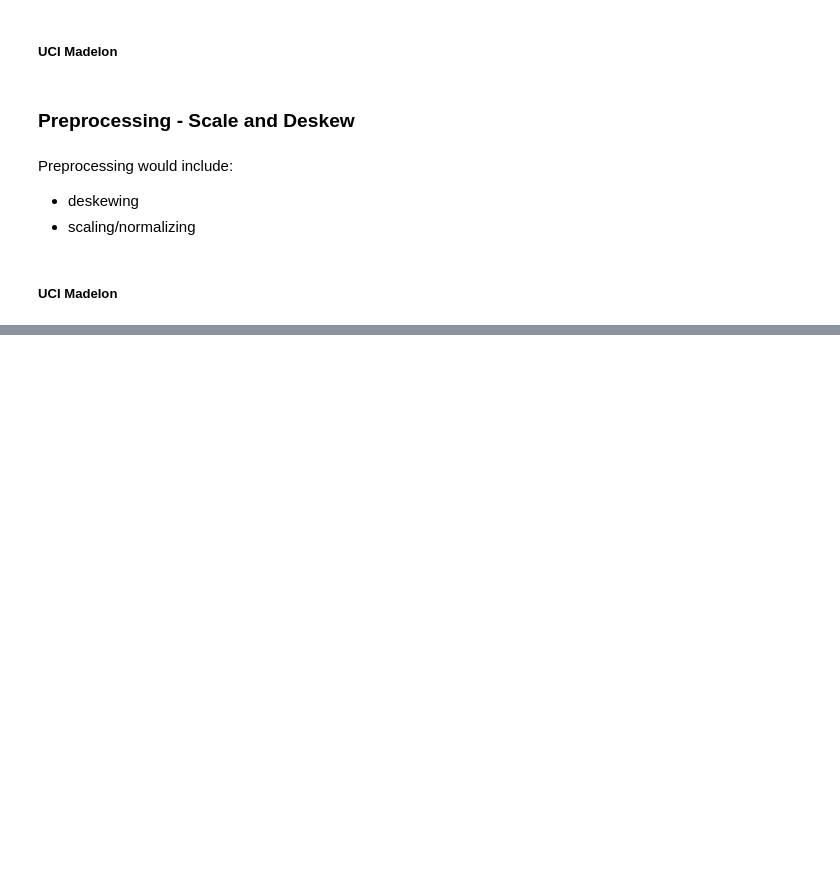
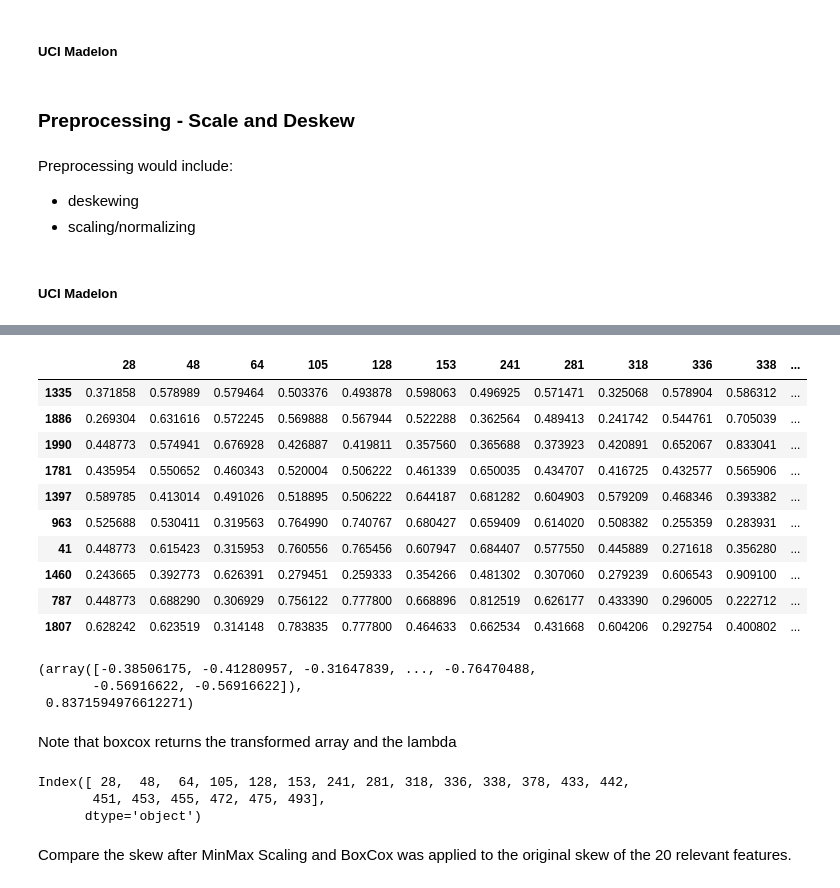
Before and after one commit to godsylla/UCI-Madelon-Dataset, a Jupyter notebook: ipynb/04-Classify_Using_Relevant_Features.ipynb, the cells around one changed output, grey strips where cells are left out. Cells and saved outputs as stored; diff of their text form; code cells hidden in the pictures; blank space fills up the shorter version.

Commit message:
boxcox

```diff
--- a/ipynb/04-Classify_Using_Relevant_Features.ipynb
+++ b/ipynb/04-Classify_Using_Relevant_Features.ipynb
@@ -200,0 +229,29 @@ uci_relfeat_orig_skew
+# %%
+def myMinMaxScaler (df, lowerbound, upperbound):
+    '''
+    PARAM(S):
+    input is a pandas DataFrame
+    lowerbound is the user-specified min (float)
+    upperbound is the user-specified max (float)
+
+    RETURNS:
+    a transformed DataFrame whose values are between 0.0001 and 1
+    '''
+    mmdf = (df - df.min(axis=0)) / (df.max(axis=0) - df.min(axis=0))
+    mmstddf = mmdf * (upperbound - lowerbound) + lowerbound
+    return mmstddf
+# %%
+mmScaled_madelonXtrain = myMinMaxScaler(madelonXtrain, 0.0001, 1.0)
+mmScaled_madelonXtrain.sample(10)
+# %% [output]
+|  | 28 | 48 | 64 | 105 | 128 | 153 | 241 | 281 | 318 | 336 | 338 | ... |
+| 1335 | 0.371858 | 0.578989 | 0.579464 | 0.503376 | 0.493878 | 0.598063 | 0.496925 | 0.571471 | 0.325068 | 0.578904 | 0.586312 | ... |
+| 1886 | 0.269304 | 0.631616 | 0.572245 | 0.569888 | 0.567944 | 0.522288 | 0.362564 | 0.489413 | 0.241742 | 0.544761 | 0.705039 | ... |
+| 1990 | 0.448773 | 0.574941 | 0.676928 | 0.426887 | 0.419811 | 0.357560 | 0.365688 | 0.373923 | 0.420891 | 0.652067 | 0.833041 | ... |
+| 1781 | 0.435954 | 0.550652 | 0.460343 | 0.520004 | 0.506222 | 0.461339 | 0.650035 | 0.434707 | 0.416725 | 0.432577 | 0.565906 | ... |
+| 1397 | 0.589785 | 0.413014 | 0.491026 | 0.518895 | 0.506222 | 0.644187 | 0.681282 | 0.604903 | 0.579209 | 0.468346 | 0.393382 | ... |
+| 963 | 0.525688 | 0.530411 | 0.319563 | 0.764990 | 0.740767 | 0.680427 | 0.659409 | 0.614020 | 0.508382 | 0.255359 | 0.283931 | ... |
+| 41 | 0.448773 | 0.615423 | 0.315953 | 0.760556 | 0.765456 | 0.607947 | 0.684407 | 0.577550 | 0.445889 | 0.271618 | 0.356280 | ... |
+| 1460 | 0.243665 | 0.392773 | 0.626391 | 0.279451 | 0.259333 | 0.354266 | 0.481302 | 0.307060 | 0.279239 | 0.606543 | 0.909100 | ... |
+| 787 | 0.448773 | 0.688290 | 0.306929 | 0.756122 | 0.777800 | 0.668896 | 0.812519 | 0.626177 | 0.433390 | 0.296005 | 0.222712 | ... |
+| 1807 | 0.628242 | 0.623519 | 0.314148 | 0.783835 | 0.777800 | 0.464633 | 0.662534 | 0.431668 | 0.604206 | 0.292754 | 0.400802 | ... |
@@ -200,0 +260,14 @@ uci_relfeat_orig_skew
+# %%
+pprint(stats.boxcox(mmScaled_madelonXtrain[28]))
+# %% [output]
+(array([-0.38506175, -0.41280957, -0.31647839, ..., -0.76470488,
+       -0.56916622, -0.56916622]),
+ 0.8371594976612271)
+# %% [markdown]
+Note that boxcox returns the transformed array and the lambda
+# %%
+mmScaled_madelonXtrain.columns
+# %% [output]
+Index([ 28,  48,  64, 105, 128, 153, 241, 281, 318, 336, 338, 378, 433, 442,
+       451, 453, 455, 472, 475, 493],
+      dtype='object')
@@ -200,0 +287,4 @@ uci_relfeat_orig_skew
+# %% [markdown]
+
+
+Compare the skew after MinMax Scaling and BoxCox was applied to the original skew of the 20 relevant features.
```
Also changed, not shown: parts of 31 cells of this notebook, 1 other file.
